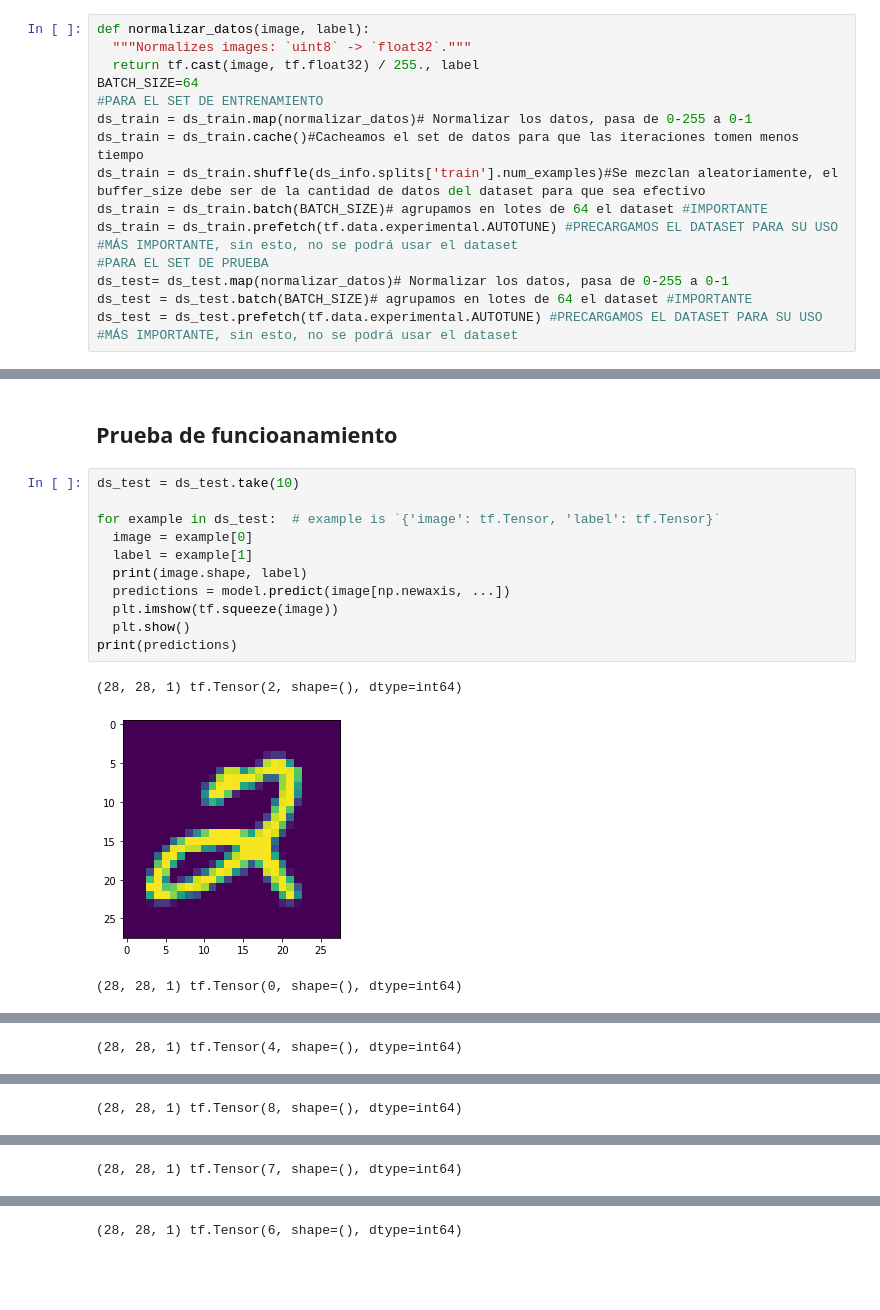
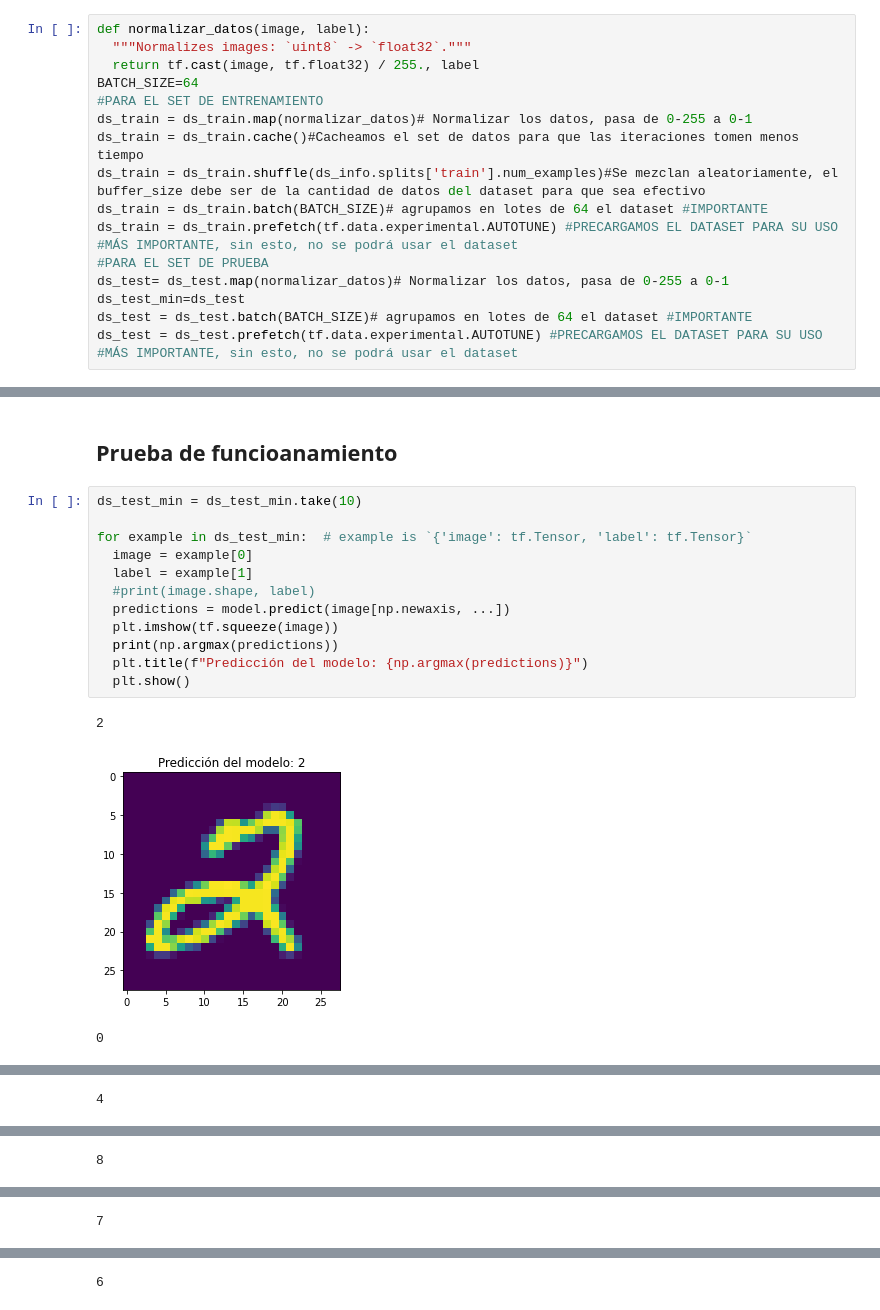
Before and after one commit to Saguirre9911/Tensroflow_tutoriales, a Jupyter notebook: Tfds-Tensorflow Datasets/Tensorflow_datasets_tutorial_final.ipynb, the cells around one changed output, grey strips where cells are left out. Cells and saved outputs as stored; diff of their text form; blank space fills up the shorter version.

```diff
--- a/Tfds-Tensorflow Datasets/Tensorflow_datasets_tutorial_final.ipynb
+++ b/Tfds-Tensorflow Datasets/Tensorflow_datasets_tutorial_final.ipynb
@@ -71,6 +65,7 @@ ds_train = ds_train.batch(BATCH_SIZE)# agrupamos en lotes de 64 el dataset #IMPO
 ds_train = ds_train.prefetch(tf.data.experimental.AUTOTUNE) #PRECARGAMOS EL DATASET PARA SU USO #MÁS IMPORTANTE, sin esto, no se podrá usar el dataset
 #PARA EL SET DE PRUEBA
 ds_test= ds_test.map(normalizar_datos)# Normalizar los datos, pasa de 0-255 a 0-1
+ds_test_min=ds_test
 ds_test = ds_test.batch(BATCH_SIZE)# agrupamos en lotes de 64 el dataset #IMPORTANTE
 ds_test = ds_test.prefetch(tf.data.experimental.AUTOTUNE) #PRECARGAMOS EL DATASET PARA SU USO #MÁS IMPORTANTE, sin esto, no se podrá usar el dataset
 # %% [markdown]
@@ -174,17 +169,18 @@ Epoch 5/5
 # %% [markdown]
 ## Prueba de funcioanamiento
 # %%
-ds_test = ds_test.take(10)
+ds_test_min = ds_test_min.take(10)
 
-for example in ds_test:  # example is `{'image': tf.Tensor, 'label': tf.Tensor}`
+for example in ds_test_min:  # example is `{'image': tf.Tensor, 'label': tf.Tensor}`
   image = example[0]
   label = example[1]
-  print(image.shape, label)
+  #print(image.shape, label)
   predictions = model.predict(image[np.newaxis, ...])
   plt.imshow(tf.squeeze(image))
+  print(np.argmax(predictions))
+  plt.title(f"Predicción del modelo: {np.argmax(predictions)}")
   plt.show()
-print(predictions)
 # %% [output]
-(28, 28, 1) tf.Tensor(2, shape=(), dtype=int64)
+2
-[figure, old version]
+[figure, new version]
-(28, 28, 1) tf.Tensor(0, shape=(), dtype=int64)
+0
@@ -192 +188 @@ print(predictions)
-(28, 28, 1) tf.Tensor(4, shape=(), dtype=int64)
+4
@@ -194 +190 @@ print(predictions)
-(28, 28, 1) tf.Tensor(8, shape=(), dtype=int64)
+8
@@ -196 +192 @@ print(predictions)
-(28, 28, 1) tf.Tensor(7, shape=(), dtype=int64)
+7
@@ -198 +194 @@ print(predictions)
-(28, 28, 1) tf.Tensor(6, shape=(), dtype=int64)
+6
```
Also changed, not shown: parts of 6 cells of this notebook.
